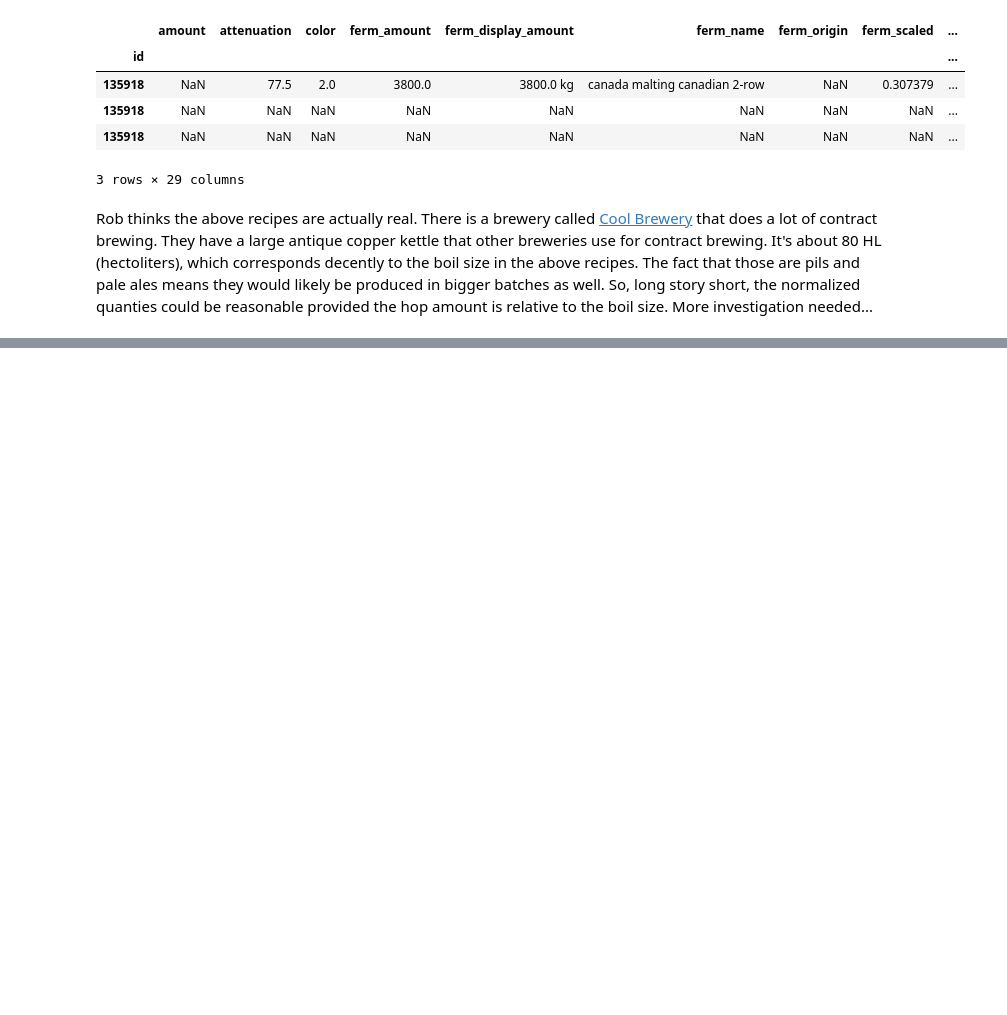
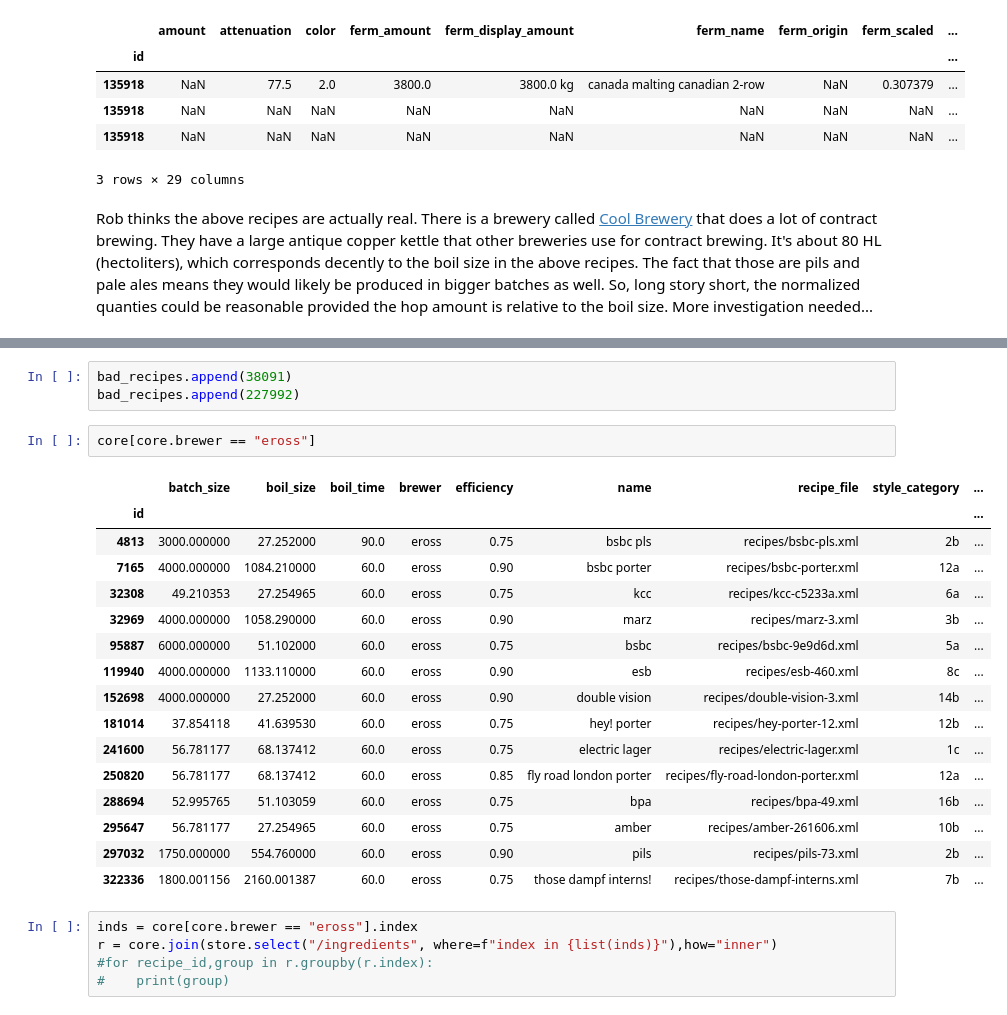
Before and after one commit to rmwoods/beer.ai, a Jupyter notebook: beer.ai/Ingredient Exploration.ipynb, the cells around one changed output, grey strips where cells are left out. Cells and saved outputs as stored; diff of their text form; blank space fills up the shorter version.

```diff
--- a/beer.ai/Ingredient Exploration.ipynb
+++ b/beer.ai/Ingredient Exploration.ipynb
@@ -192,0 +409,27 @@ Rob thinks the above recipes are actually real. There is a brewery called [Cool
+# %%
+bad_recipes.append(38091)
+bad_recipes.append(227992)
+# %%
+core[core.brewer == "eross"]
+# %% [output]
+|  | batch_size | boil_size | boil_time | brewer | efficiency | name | recipe_file | style_category | ... |
+| id |  |  |  |  |  |  |  |  | ... |
+| 4813 | 3000.000000 | 27.252000 | 90.0 | eross | 0.75 | bsbc pls | recipes/bsbc-pls.xml | 2b | ... |
+| 7165 | 4000.000000 | 1084.210000 | 60.0 | eross | 0.90 | bsbc porter | recipes/bsbc-porter.xml | 12a | ... |
+| 32308 | 49.210353 | 27.254965 | 60.0 | eross | 0.75 | kcc | recipes/kcc-c5233a.xml | 6a | ... |
+| 32969 | 4000.000000 | 1058.290000 | 60.0 | eross | 0.90 | marz | recipes/marz-3.xml | 3b | ... |
+| 95887 | 6000.000000 | 51.102000 | 60.0 | eross | 0.75 | bsbc | recipes/bsbc-9e9d6d.xml | 5a | ... |
+| 119940 | 4000.000000 | 1133.110000 | 60.0 | eross | 0.90 | esb | recipes/esb-460.xml | 8c | ... |
+| 152698 | 4000.000000 | 27.252000 | 60.0 | eross | 0.90 | double vision | recipes/double-vision-3.xml | 14b | ... |
+| 181014 | 37.854118 | 41.639530 | 60.0 | eross | 0.75 | hey! porter | recipes/hey-porter-12.xml | 12b | ... |
+| 241600 | 56.781177 | 68.137412 | 60.0 | eross | 0.75 | electric lager | recipes/electric-lager.xml | 1c | ... |
+| 250820 | 56.781177 | 68.137412 | 60.0 | eross | 0.85 | fly road london porter | recipes/fly-road-london-porter.xml | 12a | ... |
+| 288694 | 52.995765 | 51.103059 | 60.0 | eross | 0.75 | bpa | recipes/bpa-49.xml | 16b | ... |
+| 295647 | 56.781177 | 27.254965 | 60.0 | eross | 0.75 | amber | recipes/amber-261606.xml | 10b | ... |
+| 297032 | 1750.000000 | 554.760000 | 60.0 | eross | 0.90 | pils | recipes/pils-73.xml | 2b | ... |
+| 322336 | 1800.001156 | 2160.001387 | 60.0 | eross | 0.75 | those dampf interns! | recipes/those-dampf-interns.xml | 7b | ... |
+# %%
+inds = core[core.brewer == "eross"].index
+r = core.join(store.select("/ingredients", where=f"index in {list(inds)}"),how="inner")
+#for recipe_id,group in r.groupby(r.index):
+#    print(group)
```
Also changed, not shown: parts of 32 cells of this notebook, 8 other files.
